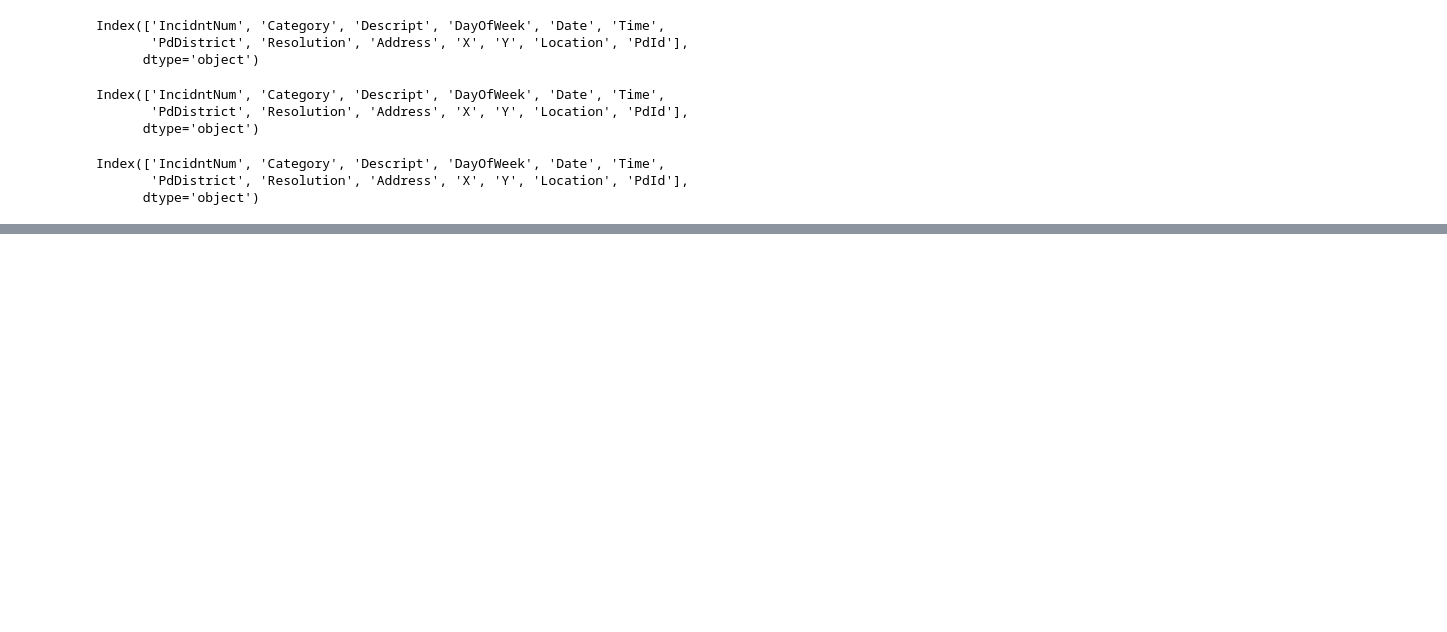
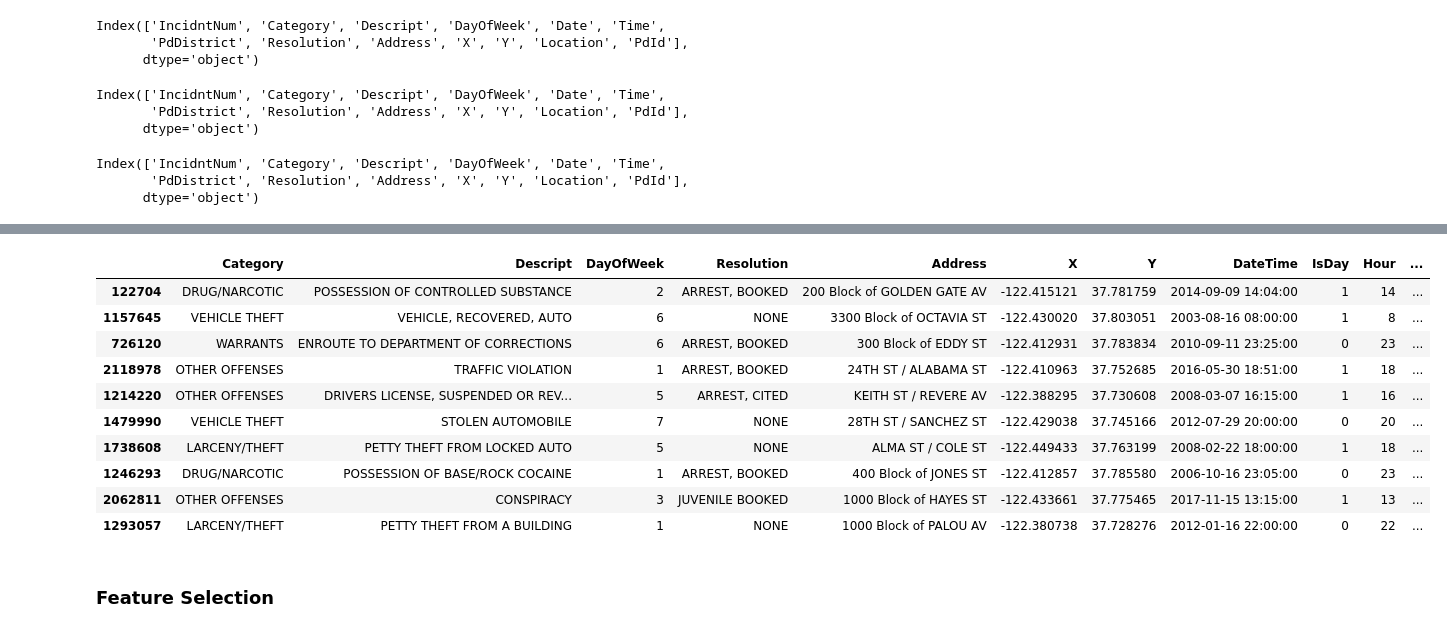
Before and after one commit to gandalf1819/SF-Opioid-Crisis, a Jupyter notebook: SF_drug_xgboost.ipynb, the cells around one changed output, grey strips where cells are left out. Saved outputs shown, nothing was run; the diff lists cells and outputs as text; code cells hidden in the pictures; blank space fills up the shorter version.

Commit message:
Predicting crime category using XGBoost

```diff
--- a/SF_drug_xgboost.ipynb
+++ b/SF_drug_xgboost.ipynb
@@ -59,0 +139,10 @@ test_df=test_df.drop(['IncidntNum', 'PdId', 'days', 'Location'], axis=1)
+# %%
+train_df['HourCos'] = np.cos((train_df['Hour']*2*np.pi)/24 )
+train_df['DayOfWeekCos'] = np.cos((train_df['DayOfWeek']*2*np.pi)/7 )
+train_df['MonthCos'] = np.cos((train_df['Month']*2*np.pi)/12 )
+
+test_df['HourCos'] = np.cos((test_df['Hour']*2*np.pi)/24 )
+test_df['DayOfWeekCos'] = np.cos((test_df['DayOfWeek']*2*np.pi)/7 )
+test_df['MonthCos'] = np.cos((test_df['Month']*2*np.pi)/12 )
+
+train_df.sample(1)
@@ -59,0 +155,4 @@ test_df=test_df.drop(['IncidntNum', 'PdId', 'days', 'Location'], axis=1)
+# %%
+train_df = pd.get_dummies(train_df, columns=['PdDistrict'])
+test_df  = pd.get_dummies(test_df,  columns=['PdDistrict'])
+train_df.sample(2)
@@ -59,0 +165,6 @@ test_df=test_df.drop(['IncidntNum', 'PdId', 'days', 'Location'], axis=1)
+# %%
+from sklearn.preprocessing import LabelEncoder
+
+cat_le = LabelEncoder()
+train_df['CategoryInt'] = pd.Series(cat_le.fit_transform(train_df.Category))
+train_df.sample(5)
@@ -59,0 +178,22 @@ test_df=test_df.drop(['IncidntNum', 'PdId', 'days', 'Location'], axis=1)
+# %%
+train_df['InIntersection'] = 1
+train_df.loc[train_df.Address.str.contains('Block'), 'InIntersection'] = 0
+
+test_df['InIntersection'] = 1
+test_df.loc[test_df.Address.str.contains('Block'), 'InIntersection'] = 0
+# %%
+train_df.sample(10)
+# %% [output]
+|  | Category | Descript | DayOfWeek | Resolution | Address | X | Y | DateTime | IsDay | Hour | ... |
+| 122704 | DRUG/NARCOTIC | POSSESSION OF CONTROLLED SUBSTANCE | 2 | ARREST, BOOKED | 200 Block of GOLDEN GATE AV | -122.415121 | 37.781759 | 2014-09-09 14:04:00 | 1 | 14 | ... |
+| 1157645 | VEHICLE THEFT | VEHICLE, RECOVERED, AUTO | 6 | NONE | 3300 Block of OCTAVIA ST | -122.430020 | 37.803051 | 2003-08-16 08:00:00 | 1 | 8 | ... |
+| 726120 | WARRANTS | ENROUTE TO DEPARTMENT OF CORRECTIONS | 6 | ARREST, BOOKED | 300 Block of EDDY ST | -122.412931 | 37.783834 | 2010-09-11 23:25:00 | 0 | 23 | ... |
+| 2118978 | OTHER OFFENSES | TRAFFIC VIOLATION | 1 | ARREST, BOOKED | 24TH ST / ALABAMA ST | -122.410963 | 37.752685 | 2016-05-30 18:51:00 | 1 | 18 | ... |
+| 1214220 | OTHER OFFENSES | DRIVERS LICENSE, SUSPENDED OR REV... | 5 | ARREST, CITED | KEITH ST / REVERE AV | -122.388295 | 37.730608 | 2008-03-07 16:15:00 | 1 | 16 | ... |
+| 1479990 | VEHICLE THEFT | STOLEN AUTOMOBILE | 7 | NONE | 28TH ST / SANCHEZ ST | -122.429038 | 37.745166 | 2012-07-29 20:00:00 | 0 | 20 | ... |
+| 1738608 | LARCENY/THEFT | PETTY THEFT FROM LOCKED AUTO | 5 | NONE | ALMA ST / COLE ST | -122.449433 | 37.763199 | 2008-02-22 18:00:00 | 1 | 18 | ... |
+| 1246293 | DRUG/NARCOTIC | POSSESSION OF BASE/ROCK COCAINE | 1 | ARREST, BOOKED | 400 Block of JONES ST | -122.412857 | 37.785580 | 2006-10-16 23:05:00 | 0 | 23 | ... |
+| 2062811 | OTHER OFFENSES | CONSPIRACY | 3 | JUVENILE BOOKED | 1000 Block of HAYES ST | -122.433661 | 37.775465 | 2017-11-15 13:15:00 | 1 | 13 | ... |
+| 1293057 | LARCENY/THEFT | PETTY THEFT FROM A BUILDING | 1 | NONE | 1000 Block of PALOU AV | -122.380738 | 37.728276 | 2012-01-16 22:00:00 | 0 | 22 | ... |
+# %% [markdown]
+### **Feature Selection**
```
Also changed, not shown: parts of 35 cells of this notebook.
